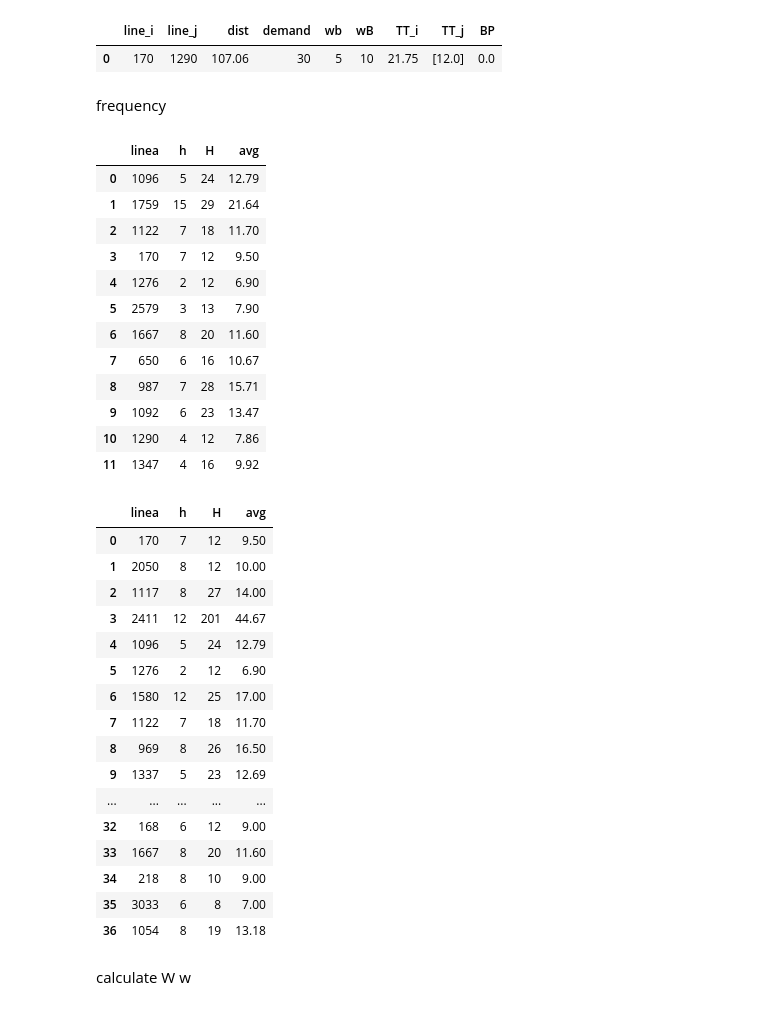
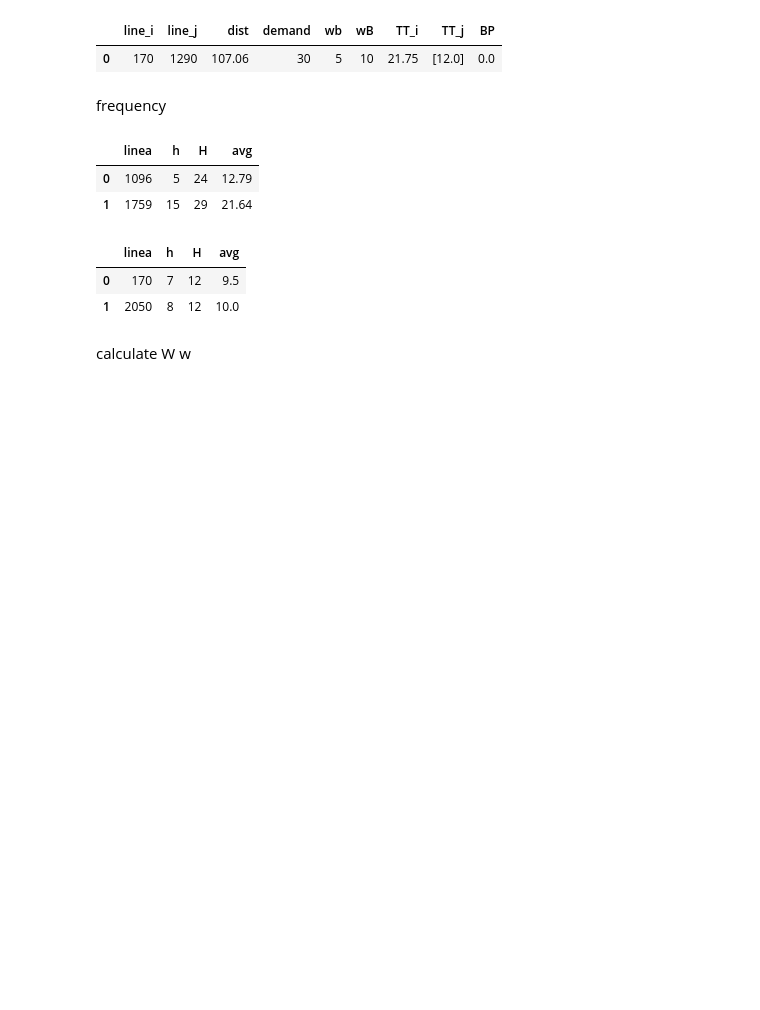
Before and after one commit to jonathan-murana/bus-generator, a Jupyter notebook: bus.ipynb, the cells around one changed output. Saved outputs shown, nothing was run; the diff lists cells and outputs as text; code cells hidden in the pictures; blank space fills up the shorter version.

```diff
--- a/bus.ipynb
+++ b/bus.ipynb
@@ -449,61 +450,37 @@ def frequencies(points):
     aux_lines_j =  pd.DataFrame({'linea': points['line_j'] })
     aux_lines = aux_lines_i.append(aux_lines_j)
     aux_lines = aux_lines.drop_duplicates(subset=None, keep='first', inplace=False)
     frequency = aux_lines.copy()
 
     #display(lista_linea)
 
     for i in range(len(frequency)):
        lista_linea=frequency.linea.tolist()
        min_max_promedio= max_min_avg_line_frec(lista_linea[i],bus_schedules_by_stops,
                                                lower_limit_time_range,upper_limit_time_range)
        lista_min.append(min_max_promedio["min"])
        lista_max.append(min_max_promedio["max"])
        lista_avg.append(min_max_promedio["avg"])
        lineas_en_orden_procesado.append(lista_linea[i])
 
     lineas_min_max_avg=pd.DataFrame({'linea': lineas_en_orden_procesado, 'h': lista_min, 'H': lista_max, 'avg': lista_avg})
 
     frec_h_H_avg =  pd.merge(frequency, lineas_min_max_avg,
                      how='left', left_on=['linea'], right_on=['linea'])
     return frec_h_H_avg
 
 frequencies_all_day = frequencies(points_all_day)
 frequencies_1200_1400 = frequencies(points_1200_1400)
 
-display(frequencies_all_day.head(100))
-display(frequencies_1200_1400.head(100))
+display(frequencies_all_day.head(2))
+display(frequencies_1200_1400.head(2))
 # %% [output]
 |  | linea | h | H | avg |
 | 0 | 1096 | 5 | 24 | 12.79 |
 | 1 | 1759 | 15 | 29 | 21.64 |
-| 2 | 1122 | 7 | 18 | 11.70 |
-| 3 | 170 | 7 | 12 | 9.50 |
-| 4 | 1276 | 2 | 12 | 6.90 |
-| 5 | 2579 | 3 | 13 | 7.90 |
-| 6 | 1667 | 8 | 20 | 11.60 |
-| 7 | 650 | 6 | 16 | 10.67 |
-| 8 | 987 | 7 | 28 | 15.71 |
-| 9 | 1092 | 6 | 23 | 13.47 |
-| 10 | 1290 | 4 | 12 | 7.86 |
-| 11 | 1347 | 4 | 16 | 9.92 |
 |  | linea | h | H | avg |
-| 0 | 170 | 7 | 12 | 9.50 |
-| 1 | 2050 | 8 | 12 | 10.00 |
-| 2 | 1117 | 8 | 27 | 14.00 |
-| 3 | 2411 | 12 | 201 | 44.67 |
-| 4 | 1096 | 5 | 24 | 12.79 |
-| 5 | 1276 | 2 | 12 | 6.90 |
-| 6 | 1580 | 12 | 25 | 17.00 |
-| 7 | 1122 | 7 | 18 | 11.70 |
-| 8 | 969 | 8 | 26 | 16.50 |
-| 9 | 1337 | 5 | 23 | 12.69 |
-| ... | ... | ... | ... | ... |
-| 32 | 168 | 6 | 12 | 9.00 |
-| 33 | 1667 | 8 | 20 | 11.60 |
-| 34 | 218 | 8 | 10 | 9.00 |
-| 35 | 3033 | 6 | 8 | 7.00 |
-| 36 | 1054 | 8 | 19 | 13.18 |
+| 0 | 170 | 7 | 12 | 9.5 |
+| 1 | 2050 | 8 | 12 | 10.0 |
 # %% [markdown]
 calculate W w
 # %%
```
Also changed, not shown: parts of 19 cells of this notebook, 2 other files.
